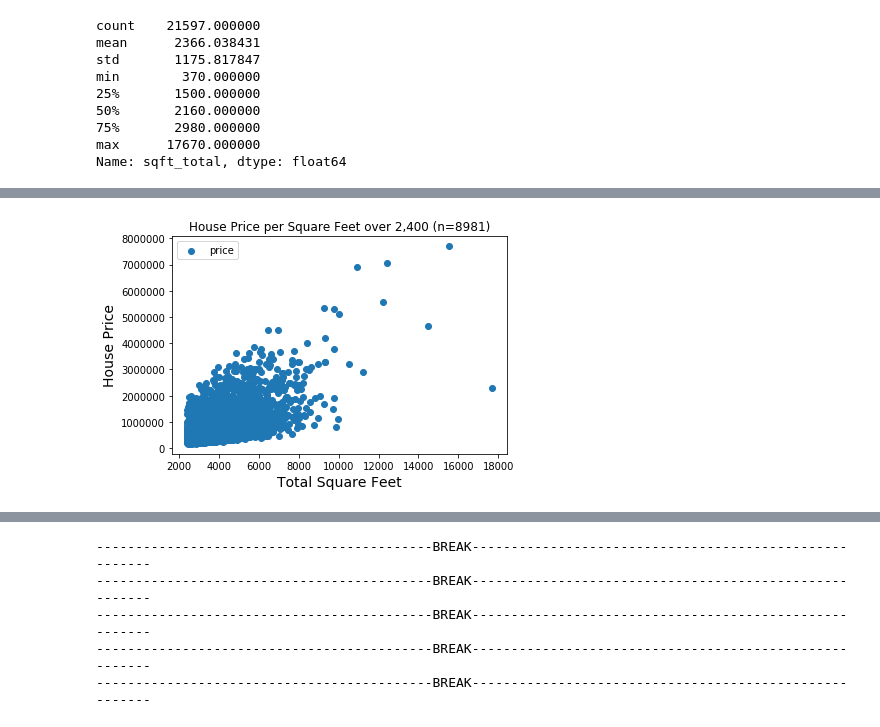
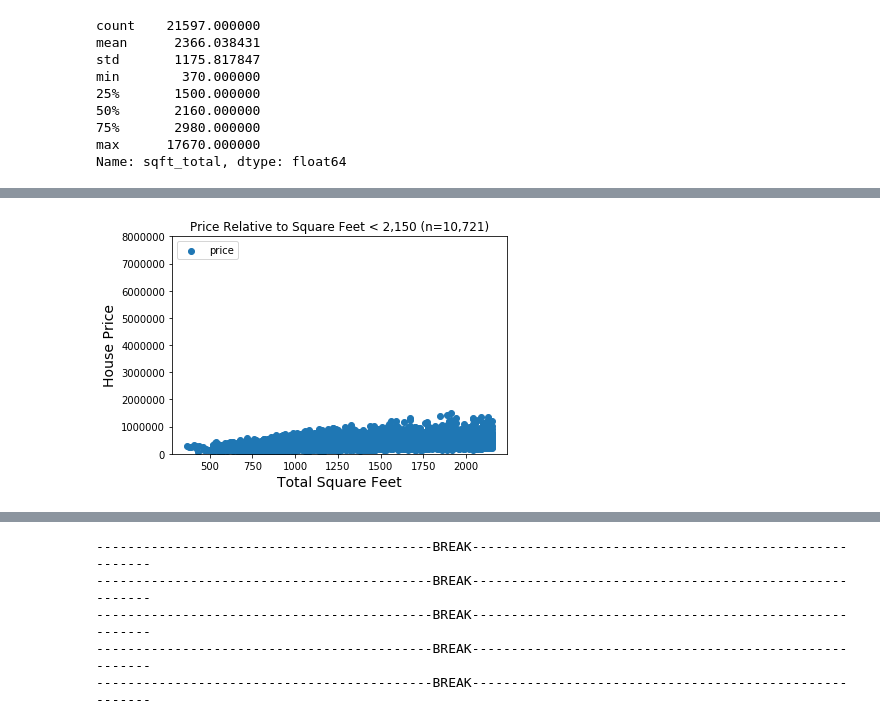
Before and after one commit to steeznation16/dsc-1-final-project-online-ds-ft-100118, a Jupyter notebook: student.ipynb, the cells around one changed output, grey strips where cells are left out. Drawn from its saved outputs; the diff is of its cells as text; code cells hidden in the pictures.

```diff
--- a/student.ipynb
+++ b/student.ipynb
@@ -180,8 +222,8 @@ Name: sqft_total, dtype: float64
 # %%
-# split data into new dataframe over_2400/below_2400 for houses with more than or 2,400 or less square feet
-# Check length of new dataframe to confirm not too large of a sample size in either category
-over_2400 = df.loc[df['sqft_total'] > 2400]
-below_2400 = df.loc[df['sqft_total']<= 2400]
-print(len(over_2400))
-print(len(below_2400))
+over_2150 = df.loc[df['sqft_total'] > 2150]
+below_2150 = df.loc[df['sqft_total'] < 2151]
+
+# Check length of each new dataframe to confirm not too large of a sample size in either category
+print(len(over_2150))
+print(len(below_2150))
 # %% [output]
@@ -226,12 +246,13 @@ Name: grade, dtype: int64
 # %%
-# Graph scatter plot examining relationship between total square feet and price
-x = over_2400.sqft_total
-y = over_2400.price
+# Change scale of y axis to represent same scale as the prior graph
+x = below_2150.sqft_total
+y = below_2150.price
 plt.scatter(x, y)
-plt.title('House Price per Square Feet over 2,400 (n=8981)')
+plt.ylim(0,8000000)
+plt.title('Price Relative to Square Feet < 2,150 (n=10,721)')
 plt.xlabel('Total Square Feet', fontsize=14)
 plt.ylabel('House Price', fontsize=14)
 plt.legend(loc=2)
 plt.show();
 # %% [output]
-[figure, old version]
+[figure, new version]
```
Also changed, not shown: parts of 48 cells of this notebook.
